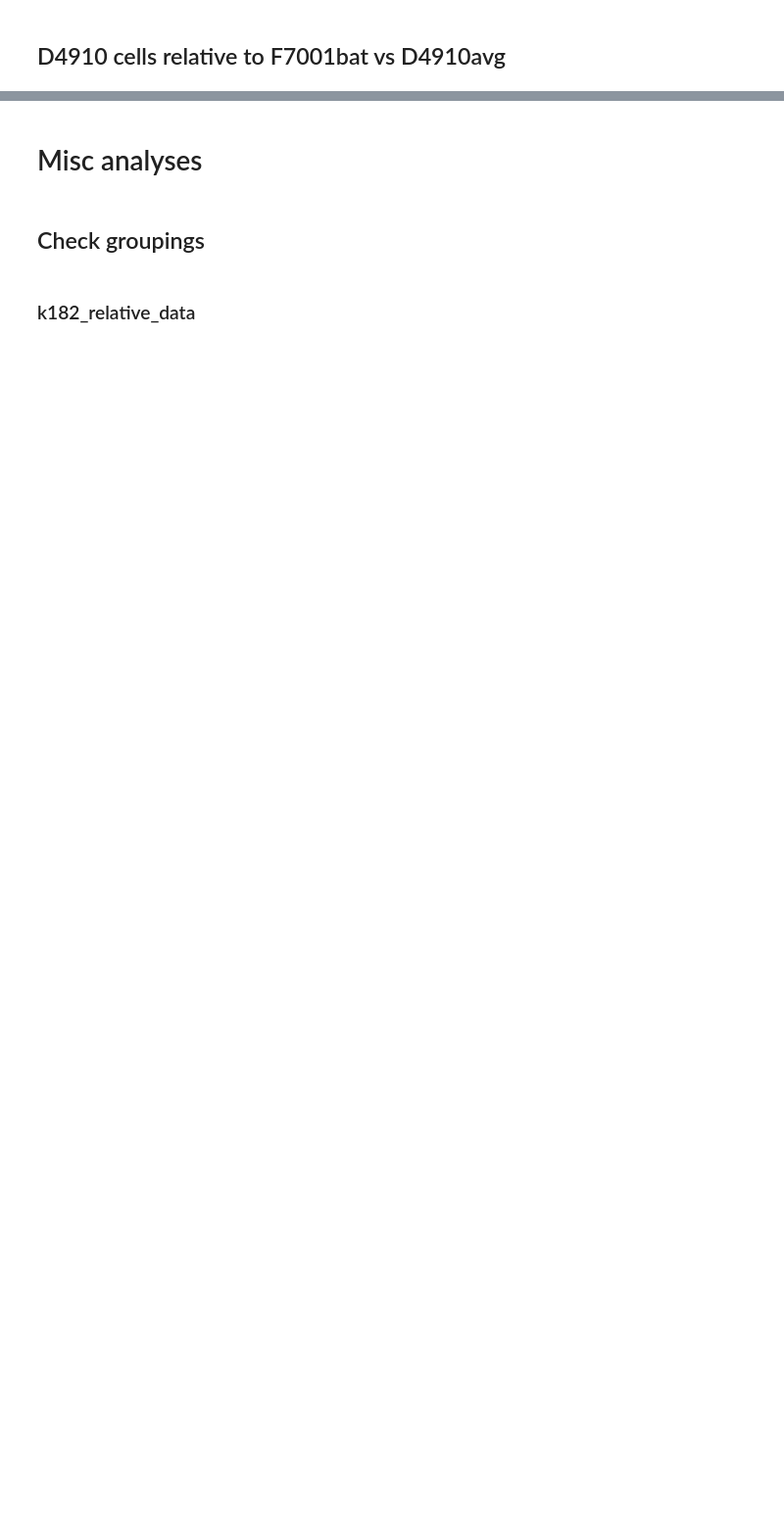
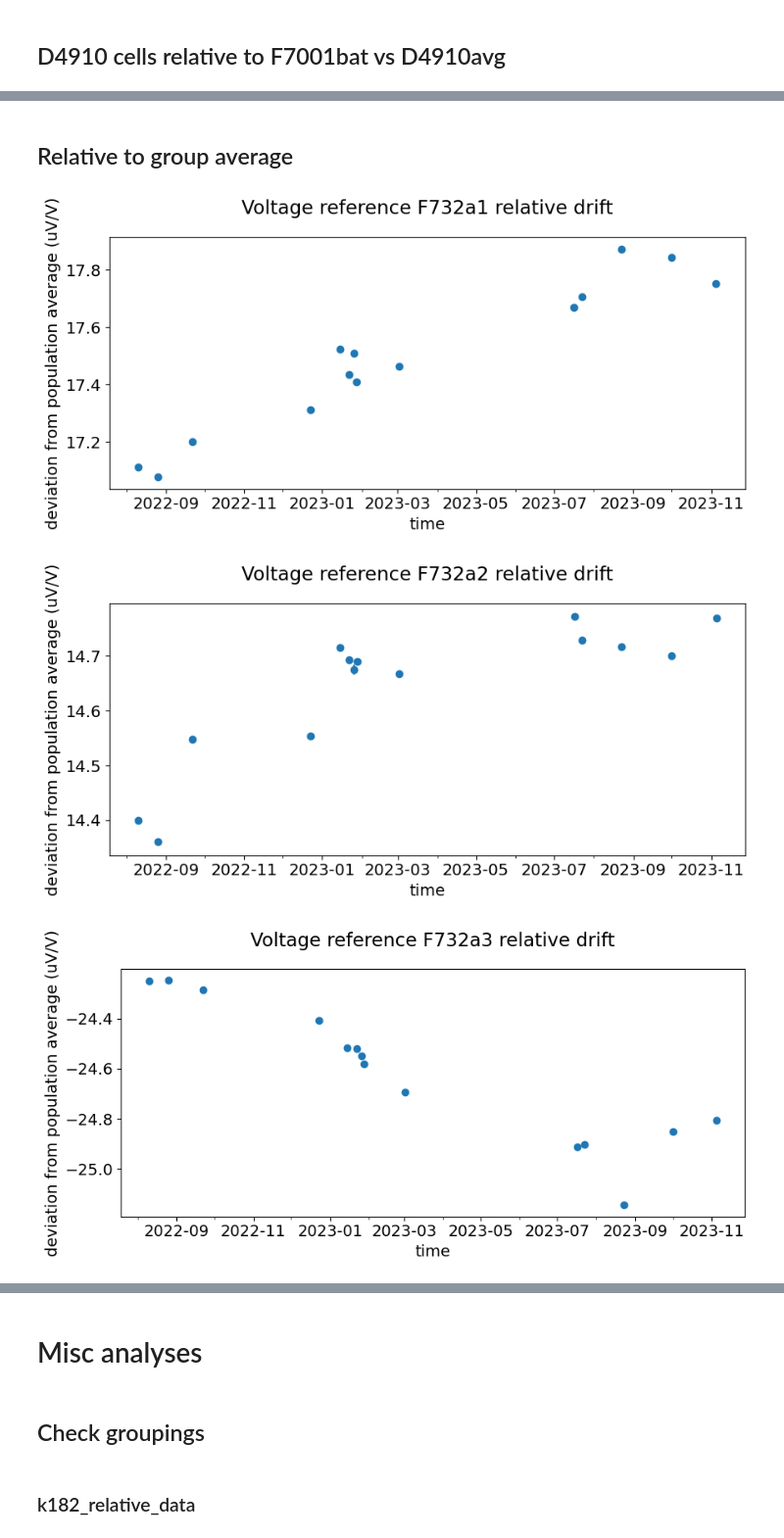
Before and after one commit to alson/metrology-data-analysis, a Jupyter notebook: vrefs.ipynb, the cells around one changed output, grey strips where cells are left out. Shown at 98% size. Saved outputs shown, nothing was run; the diff lists cells and outputs as text; code cells hidden in the pictures; blank space fills up the shorter version.

```diff
--- a/vrefs.ipynb
+++ b/vrefs.ipynb
@@ -409,0 +408,28 @@ for ref in voltage_references:
+# %% [markdown]
+## Relative to group average
+# %%
+rel_results = rel_results.dropna()
+# %%
+voltage_references = ('F732a1', 'F732a2', 'F732a3', 'D4910avg', 'D4910-1', 'D4910-2', 'D4910-3', 'D4910-4', 'F7001bat')
+avg_columns = [(ref, 'mean') for ref in voltage_references if not ref.startswith('D4910-')]
+voltage_reference_columns = [(ref, 'mean') for ref in voltage_references]
+rel_results[('avg', 'mean')] = rel_results[columns].mean(axis=1)
+rel_results_to_avg = rel_results.copy()
+for ref in voltage_references:
+    rel_results_to_avg[(ref, 'mean')] = rel_results_to_avg[(ref, 'mean')] - rel_results_to_avg[('avg', 'mean')]
+# %%
+plt.rcParams["figure.figsize"] = (10,4)
+
+for ref in voltage_references:
+    plt.errorbar(rel_results_to_avg[(ref, 'datetime')].dropna(), rel_results_to_avg[(ref, 'mean')].dropna(), yerr=rel_results_to_avg[(ref, 'sem')].dropna(), label=ref, fmt='o')
+    plt.xlabel('time')
+    plt.ylabel('deviation from population average (uV/V)')
+    plt.title(f'Voltage reference {ref} relative drift', pad=20)
+    ax = plt.gca()
+    ax.xaxis.set_major_locator(mdates.MonthLocator(interval=2))
+    ax.xaxis.set_minor_locator(mdates.MonthLocator(interval=1))
+    plt.show()
+# %% [output]
+[figure, added]
+[figure, added]
+[figure, added]
```
Also changed, not shown: parts of 16 cells of this notebook.
